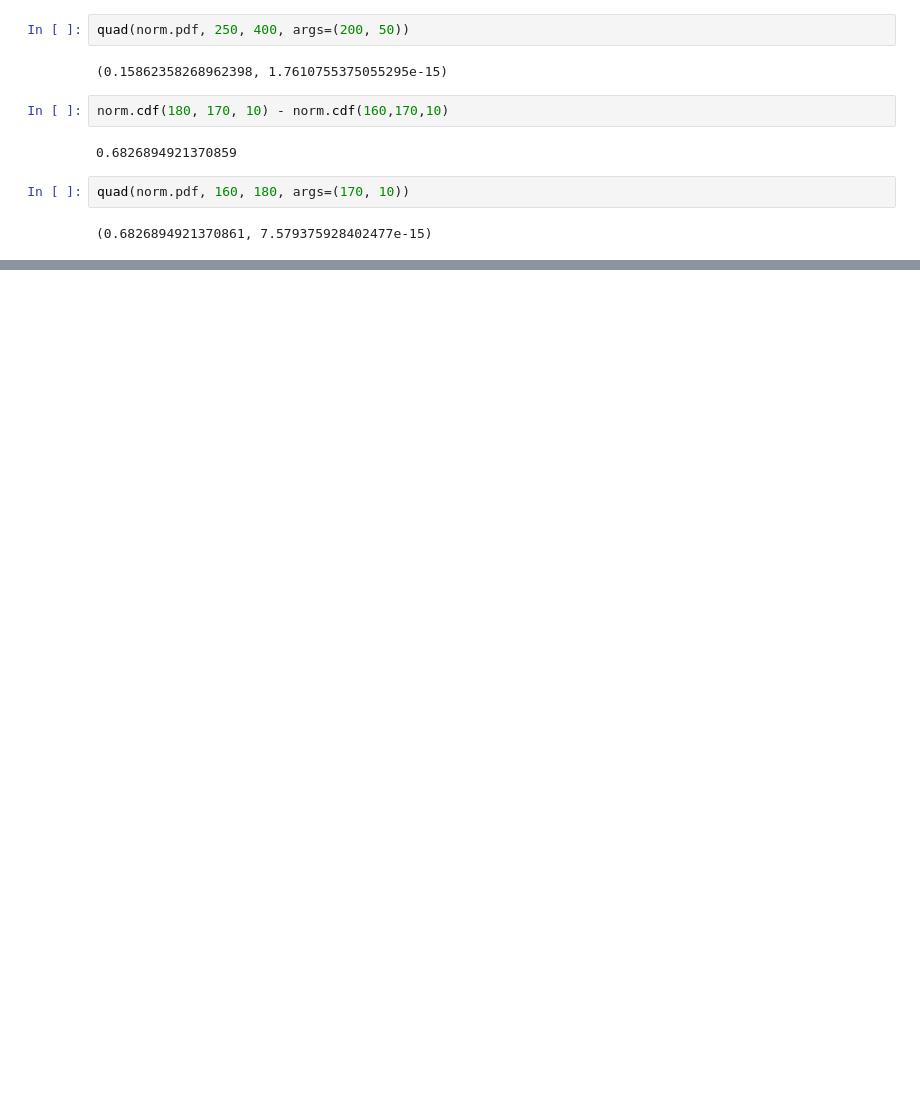
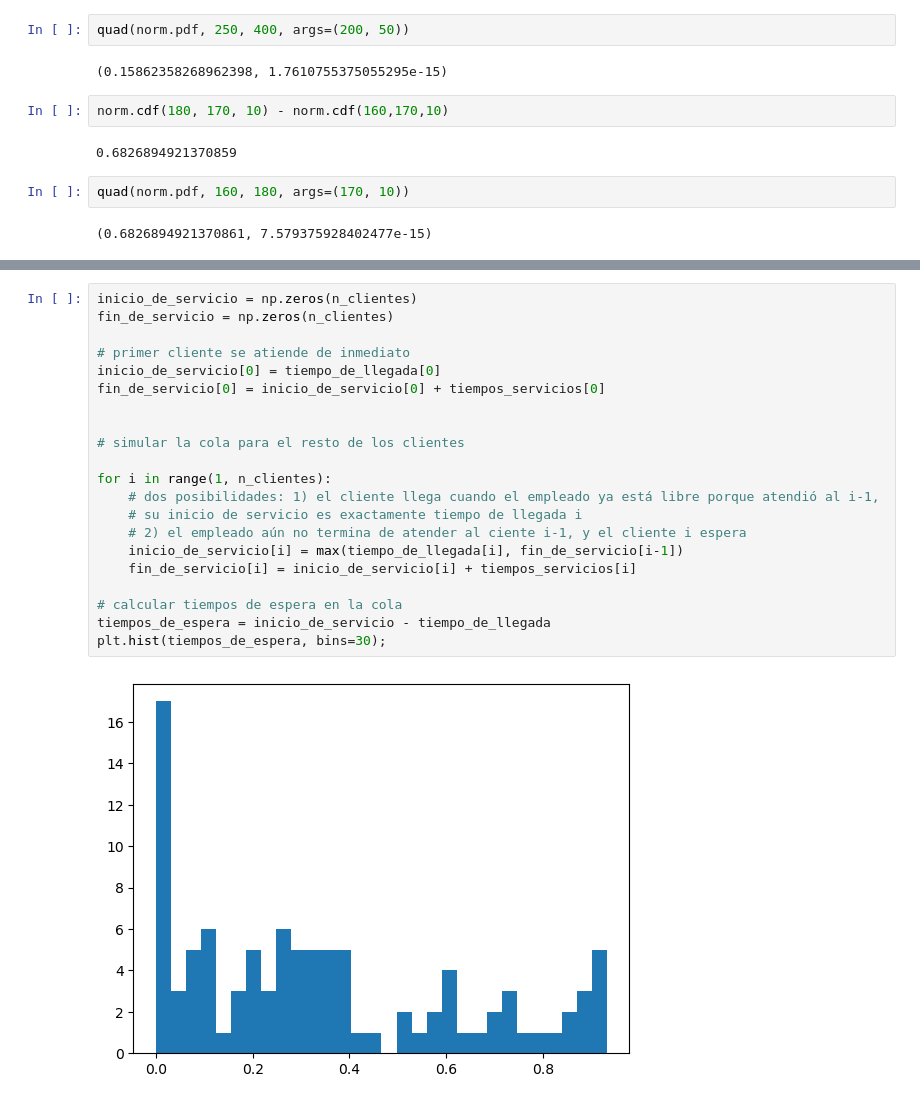
Before and after one commit to jealcalat/AEM-ITESO, a Jupyter notebook: tema_2/funciones_densidad_cdf.ipynb, the cells around one changed output, grey strips where cells are left out. Cells and saved outputs as stored; diff of their text form; blank space fills up the shorter version.

```diff
--- a/tema_2/funciones_densidad_cdf.ipynb
+++ b/tema_2/funciones_densidad_cdf.ipynb
@@ -316,0 +348,23 @@ array([10, 13, 10, 10, 10, 13, 11,  9,  6])
+# %%
+inicio_de_servicio = np.zeros(n_clientes)
+fin_de_servicio = np.zeros(n_clientes)
+
+# primer cliente se atiende de inmediato
+inicio_de_servicio[0] = tiempo_de_llegada[0]
+fin_de_servicio[0] = inicio_de_servicio[0] + tiempos_servicios[0]
+
+
+# simular la cola para el resto de los clientes
+
+for i in range(1, n_clientes):
+    # dos posibilidades: 1) el cliente llega cuando el empleado ya está libre porque atendió al i-1,
+    # su inicio de servicio es exactamente tiempo de llegada i
+    # 2) el empleado aún no termina de atender al ciente i-1, y el cliente i espera
+    inicio_de_servicio[i] = max(tiempo_de_llegada[i], fin_de_servicio[i-1])
+    fin_de_servicio[i] = inicio_de_servicio[i] + tiempos_servicios[i]
+
+# calcular tiempos de espera en la cola
+tiempos_de_espera = inicio_de_servicio - tiempo_de_llegada
+plt.hist(tiempos_de_espera, bins=30);
+# %% [output]
+[figure, added]
```
Also changed, not shown: parts of 29 cells of this notebook, 3 other files.
